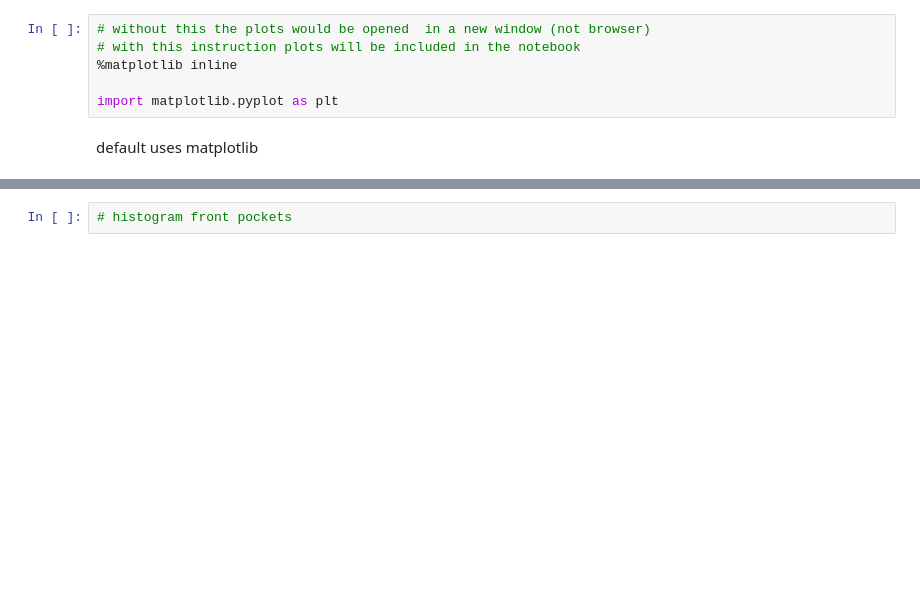
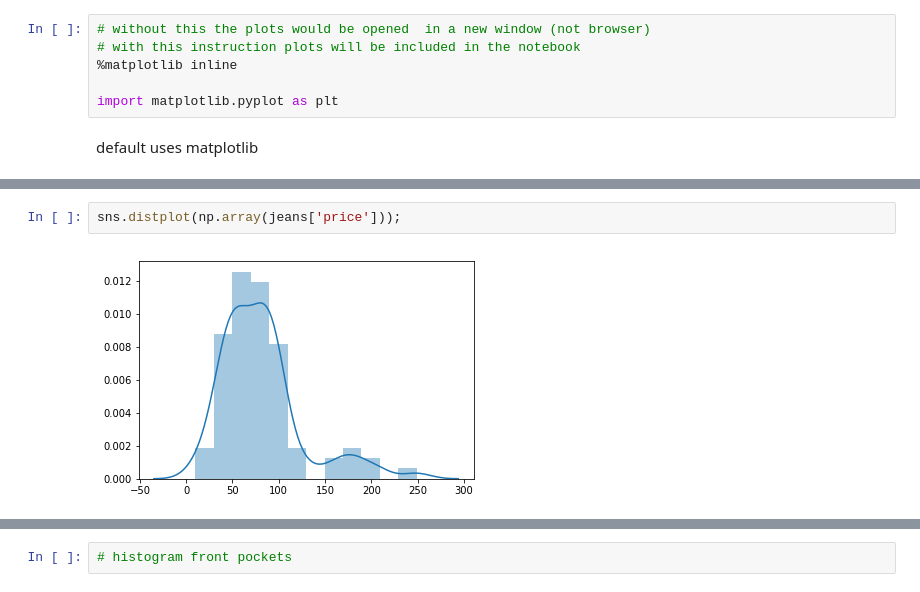
Before and after one commit to IBMDeveloperUK/Python-Pandas-Workshop, a Jupyter notebook: pandas-workshop.ipynb, the cells around one changed output, grey strips where cells are left out. Cells and saved outputs as stored; diff of their text form; blank space fills up the shorter version.

```diff
--- a/pandas-workshop.ipynb
+++ b/pandas-workshop.ipynb
@@ -385,0 +671,4 @@ jeans.columns
+# %%
+sns.distplot(np.array(jeans['price']));
+# %% [output]
+[figure, added]
```
Also changed, not shown: parts of 69 cells of this notebook.
